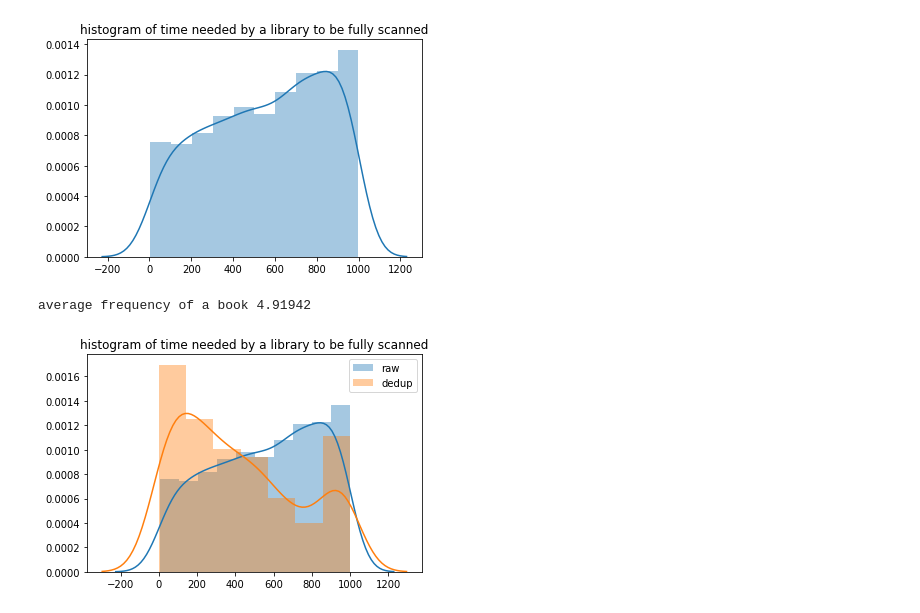
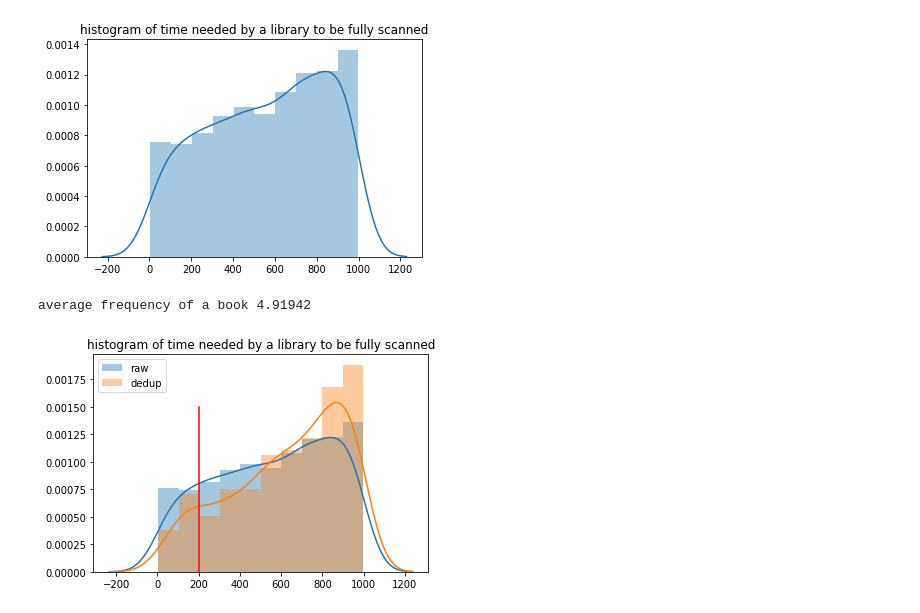
Before and after one commit to yoann-dufresne/BlaNiRaYo, a Jupyter notebook: data/viz.ipynb, the cells around one changed output. Cells and saved outputs as stored; diff of their text form; code cells hidden in the pictures.

```diff
--- a/data/viz.ipynb
+++ b/data/viz.ipynb
@@ -113,7 +118,7 @@ None
 [figure]
 # %%
 import matplotlib.pyplot as plt
-def deduplicate_books(libs,duplication_threshold=1):
+def deduplicate_books(libs,duplication_threshold=2):
     import heapq
     from copy import deepcopy
     from collections import Counter
@@ -126,32 +131,36 @@ def deduplicate_books(libs,duplication_threshold=1):
     libq = []
     # use a pq to control how imbalance when removing books from libraries,
     # possible strategies:
     # - making them as evenly containing books as possible
     # - force some libs to have as many books as poss (and schedule them at the beginning)
     #selection_function = lambda lib_i: len(dedup_libs[lib_i].books)
-    selection_function = lambda lib_i: len(dedup_libs[lib_i].books)/(lib_i+1)
+    #selection_function = lambda lib_i: len(dedup_libs[lib_i].books)/(lib_i+1)
+    #selection_function = lambda lib_i: -sum([book.score for book in dedup_libs[lib_i].books])
+    #selection_function = lambda lib_i:  -(len(dedup_libs[lib_i].books) / dedup_libs[lib_i].ship)
+    selection_function = lambda lib_i:  -dedup_libs[lib_i].urgency
     for lib_i,lib in enumerate(dedup_libs):
         heapq.heappush(libq, (selection_function(lib_i), lib_i))
     while len(booksc) > 0:
         _, lib_i = heapq.heappop(libq)
         deleted_a_book = False
         for book in dedup_libs[lib_i].books:
             if book.ide in booksc:
                 if booksc[book.ide] > duplication_threshold:
                     dedup_libs[lib_i].books.remove(book)
                     booksc[book.ide] -= 1
                 if booksc[book.ide] <= duplication_threshold:
                     del booksc[book.ide]
                 deleted_a_book = True
                 break
         if deleted_a_book: # if not: nothing to do anymore for this lib
             heapq.heappush(libq, (selection_function(lib_i), lib_i))
     return dedup_libs
 
 plot_time_needed(libs,label="raw")
 plot_time_needed(deduplicate_books(libs),label="dedup")
 plt.legend()
+plt.plot([nb_days,nb_days], [0,0.0015],color='red') # draw line at nb days
 None
 # %% [output]
 average frequency of a book 4.91942
-[figure, old version]
+[figure, new version]
```
Also changed, not shown: parts of 4 cells of this notebook, 3 other files.
